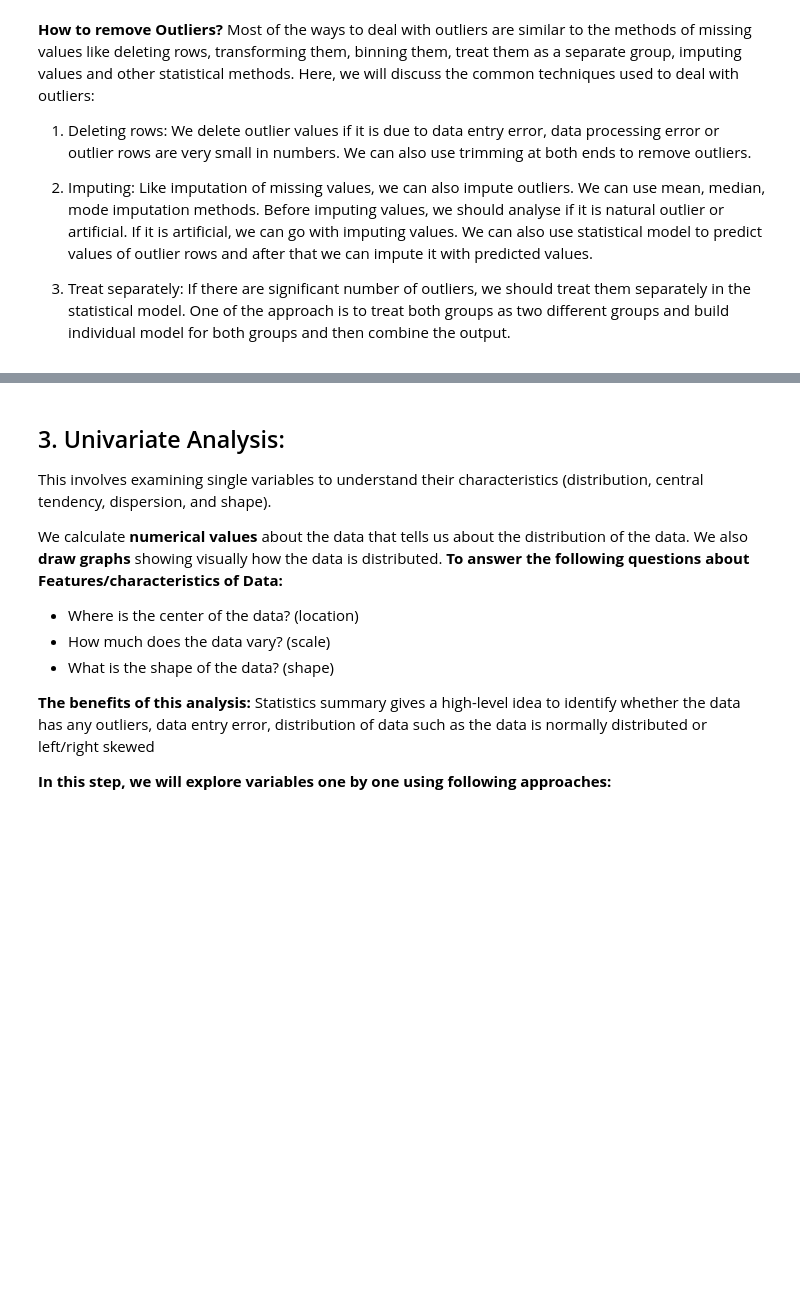
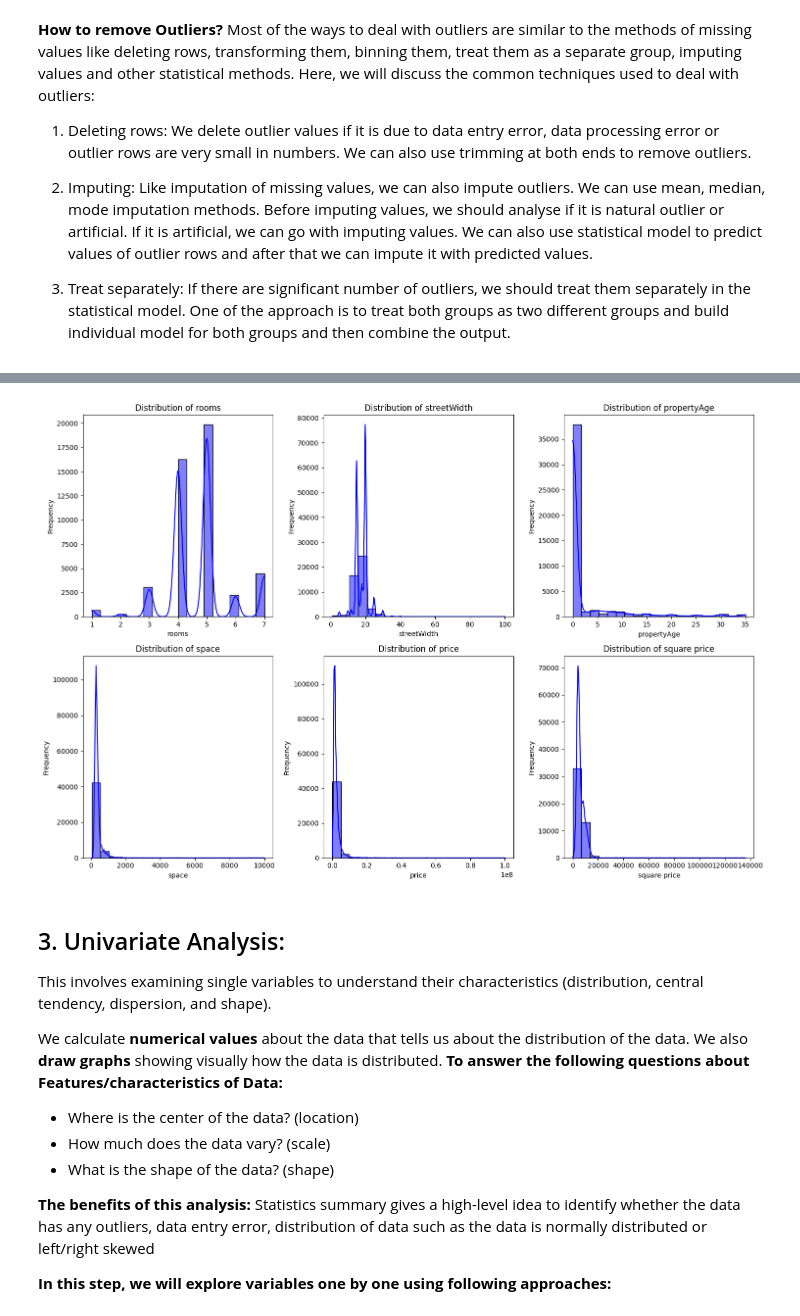
Before and after one commit to Ahmedbhassar/Usecase6-Project3, a Jupyter notebook: EDA explain template (2).ipynb, the cells around one changed output, grey strips where cells are left out. Drawn from its saved outputs; the diff is of its cells as text; code cells hidden in the pictures; blank space fills up the shorter version.

```diff
--- a/EDA explain template (2).ipynb
+++ b/EDA explain template (2).ipynb
@@ -466,0 +864,4 @@ Verify that the data is correct and precise. This could involve comparing data s
+# %%
+# Filter rows where the 'neighbourhood' column contains 'م قاضي'
+RiyadhVillasAqar['neighbourhood'] = RiyadhVillasAqar['neighbourhood'].map(lambda x : x.strip())
+RiyadhVillasAqar[RiyadhVillasAqar['neighbourhood'] == 'م قاضي']
@@ -732,0 +1427,14 @@ dtype: int64
+# %%
+# RiyadhVillasAqar datasets
+# stairs: int -> bool, tent: int -> bool, patio: int -> bool, kitchen: int -> bool,
+# outdoorRoom: int -> bool, garage: int -> bool.
+# Convert columns from int to bool
+RiyadhVillasAqar['stairs'] = RiyadhVillasAqar['stairs'].astype(bool)
+RiyadhVillasAqar['tent'] = RiyadhVillasAqar['tent'].astype(bool)
+RiyadhVillasAqar['patio'] = RiyadhVillasAqar['patio'].astype(bool)
+RiyadhVillasAqar['kitchen'] = RiyadhVillasAqar['kitchen'].astype(bool)
+RiyadhVillasAqar['outdoorRoom'] = RiyadhVillasAqar['outdoorRoom'].astype(bool)
+RiyadhVillasAqar['garage'] = RiyadhVillasAqar['garage'].astype(bool)
+
+# Display The Result
+RiyadhVillasAqar.dtypes
@@ -745,0 +1806,20 @@ Most of the ways to deal with outliers are similar to the methods of missing val
+# %%
+# List of columns to plot
+columns_to_plot = ['rooms', 'streetWidth', 'propertyAge', 'space', 'price', 'square price']
+
+# Set up the matplotlib figure
+plt.figure(figsize=(15, 10))
+
+# Loop through the columns and plot histograms
+for i, column in enumerate(columns_to_plot, 1):
+    plt.subplot(2, 3, i)  # 2 rows, 3 columns, i-th subplot
+    sns.histplot(RiyadhVillasAqar[column], kde=True, bins=20, color='blue')
+    plt.title(f'Distribution of {column}')
+    plt.xlabel(column)
+    plt.ylabel('Frequency')
+
+# Adjust layout and display the plots
+plt.tight_layout()
+plt.show()
+# %% [output]
+[figure, added]
```
Also changed, not shown: parts of 87 cells of this notebook.
